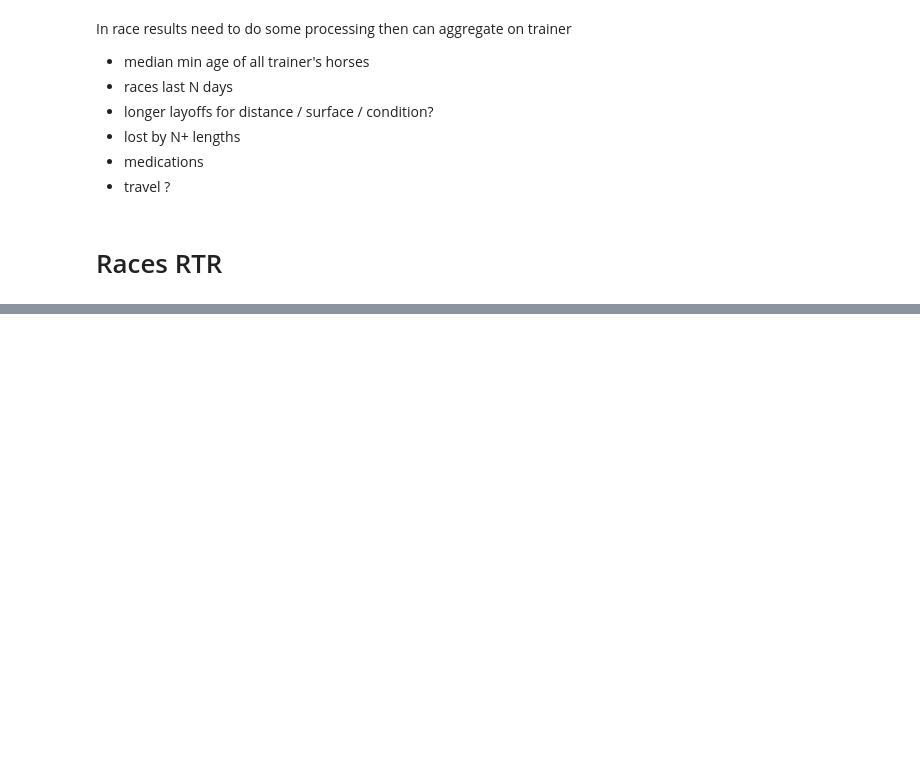
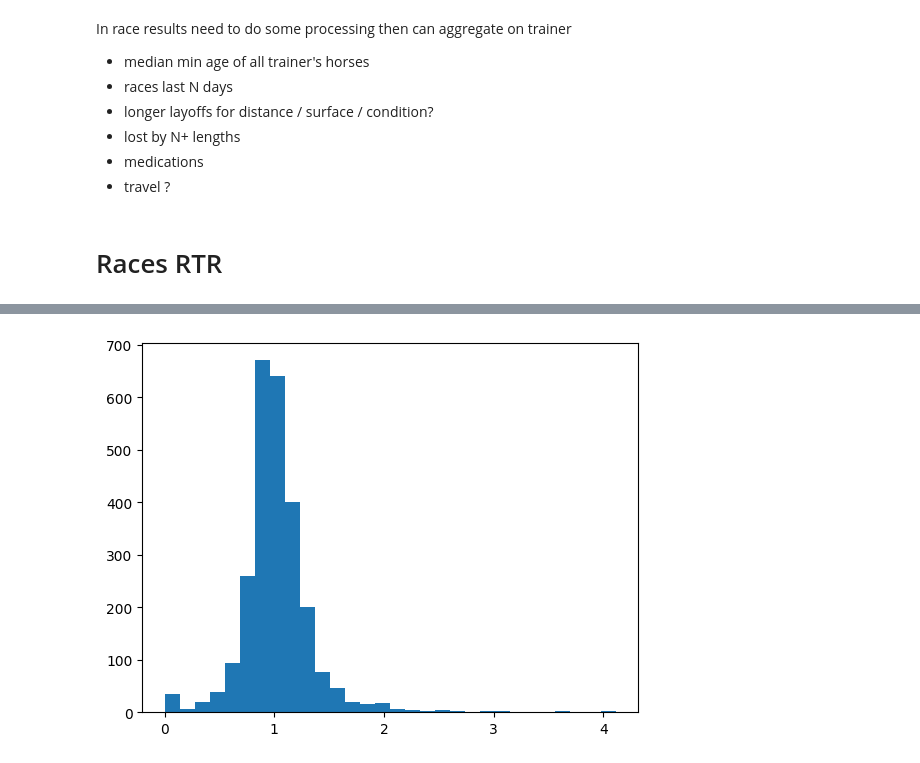
Before and after one commit to jhull40/hisa-trainer-injury, a Jupyter notebook: src/testing.ipynb, the cells around one changed output, grey strips where cells are left out. Saved outputs shown, nothing was run; the diff lists cells and outputs as text; code cells hidden in the pictures; blank space fills up the shorter version.

```diff
--- a/src/testing.ipynb
+++ b/src/testing.ipynb
@@ -241,6 +263,5 @@ import pandas as pd
 import numpy as np
 import matplotlib.pyplot as plt
 # %%
-df = pd.read_csv('../../hisa-data/trainer_uvwxyz.csv')
-
+df = pd.read_csv('../../hisa-data/races_3sample.csv')
 df.columns
@@ -268,0 +298,18 @@ DISTANCE_LOOKUP = {
+# %%
+df['race_date'] = pd.to_datetime(df['race_date'], format='%Y-%m-%d')
+df = df.sort_values(by=['registration_number', 'race_date'])
+# %%
+# need performance figure
+df['previous_performance_figure'] = df.groupby('registration_number')['performance_figure'].shift(1)
+df['performance_figure'] = df['performance_figure'].str.replace('-', '0').astype(float, errors='ignore')
+df['previous_performance_figure'] = df['previous_performance_figure'].str.replace('-', '0').astype(float, errors='ignore')
+# %%
+prev_perf = df.dropna(subset=['previous_performance_figure', 'performance_figure'])
+prev_perf = prev_perf[(prev_perf['previous_performance_figure']) > 0 & (prev_perf['performance_figure'] > 0)]
+prev_perf['performance_figure_ratio'] = prev_perf['performance_figure'] / prev_perf['previous_performance_figure']
+# %%
+plt.figure()
+plt.hist([p for p in prev_perf['performance_figure_ratio'] if p < 5], bins=30)
+plt.show()
+# %% [output]
+[figure, added]
```
Also changed, not shown: parts of 21 cells of this notebook, 10 other files.
